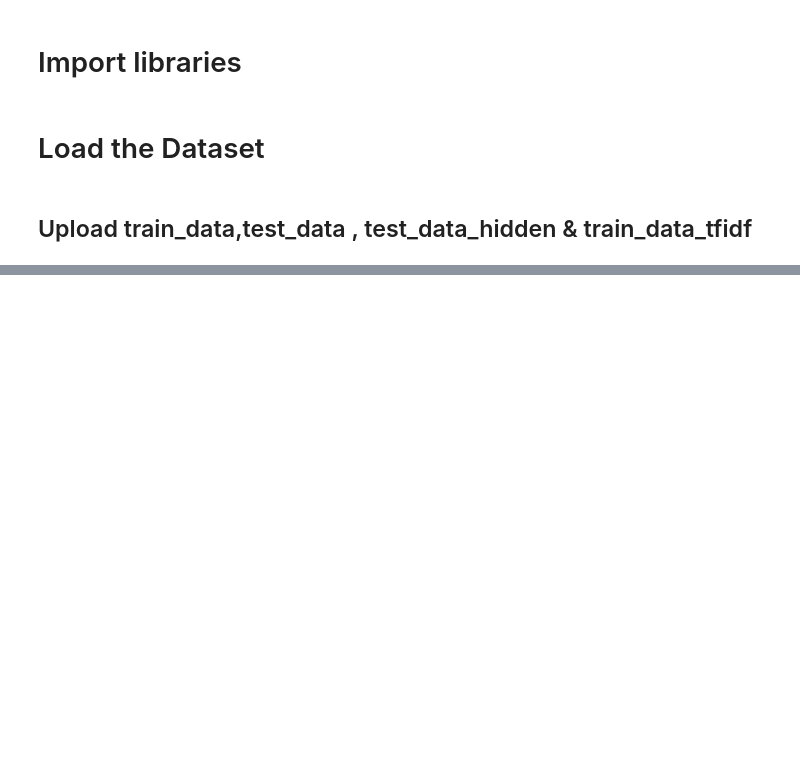
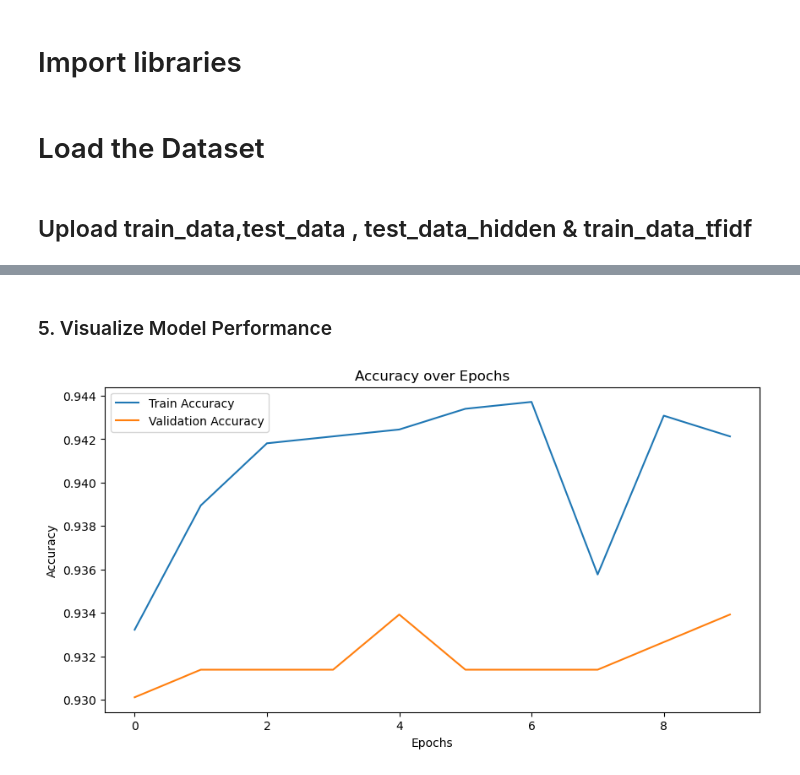
Before and after one commit to MohdJubairKhan/Sentimental_Analysis-Cpastone_project_2-, a Jupyter notebook: notebooks/ Week_3 &4_ Model_Selection_and_Advanced_Techniques.ipynb, the cells around one changed output, grey strips where cells are left out. Drawn from its saved outputs; the diff is of its cells as text; code cells hidden in the pictures; blank space fills up the shorter version.

```diff
--- a/notebooks/ Week_3 &4_ Model_Selection_and_Advanced_Techniques.ipynb
+++ b/notebooks/ Week_3 &4_ Model_Selection_and_Advanced_Techniques.ipynb
@@ -18,0 +466,18 @@ train_data_tfidf = pd.read_csv(r'C:\Users\zubair_khan\Desktop\Data_Science\Proje
+# %%
+# Define the LSTM model
+model = Sequential([
+    Embedding(input_dim=max_words, output_dim=embedding_dim, input_length=max_len),
+    LSTM(64, return_sequences=True),
+    Dropout(0.5),
+    LSTM(32),
+    Dense(64, activation='relu'),
+    Dropout(0.5),
+    Dense(num_classes, activation='softmax')
+])
+# %%
+# Compile the model
+model.compile(
+    loss='sparse_categorical_crossentropy',
+    optimizer='adam',
+    metrics=['accuracy']
+)
@@ -18,0 +510,14 @@ train_data_tfidf = pd.read_csv(r'C:\Users\zubair_khan\Desktop\Data_Science\Proje
+# %%
+# Split train set into train/validation sets
+X_train, X_val, y_train, y_val = train_test_split(
+    X_train_padded, y_train, test_size=0.2, random_state=42
+)
+# %%
+# Train the model
+history = model.fit(
+    X_train, y_train,
+    validation_data=(X_val, y_val),
+    epochs=10,
+    batch_size=32,
+    verbose=1
+)
@@ -18,0 +572,14 @@ train_data_tfidf = pd.read_csv(r'C:\Users\zubair_khan\Desktop\Data_Science\Proje
+# %% [markdown]
+### 5. Visualize Model Performance
+# %%
+# Plot training and validation accuracy
+plt.figure(figsize=(10, 5))
+plt.plot(history.history['accuracy'], label='Train Accuracy')
+plt.plot(history.history['val_accuracy'], label='Validation Accuracy')
+plt.title('Accuracy over Epochs')
+plt.xlabel('Epochs')
+plt.ylabel('Accuracy')
+plt.legend()
+plt.show()
+# %% [output]
+[figure, added]
```
Also changed, not shown: parts of 144 cells of this notebook, 5 other files.
